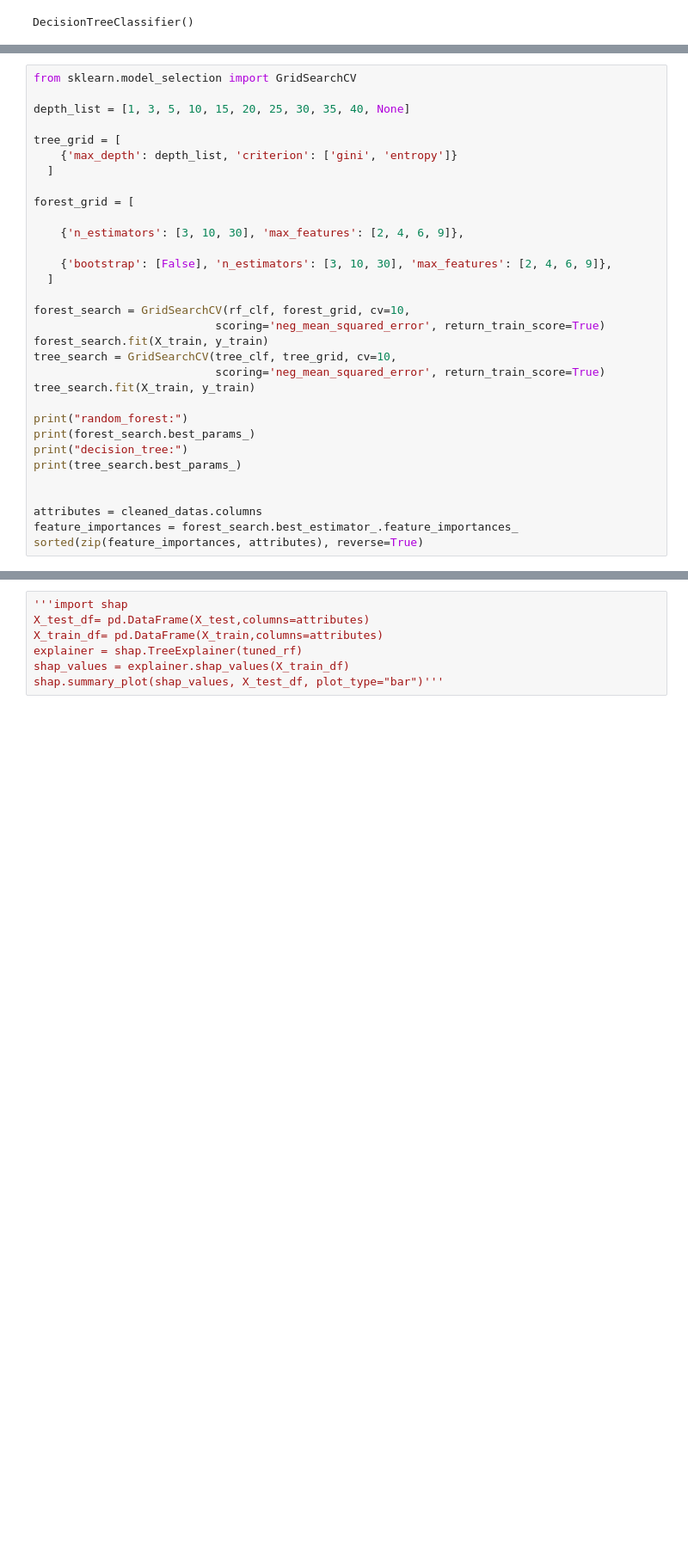
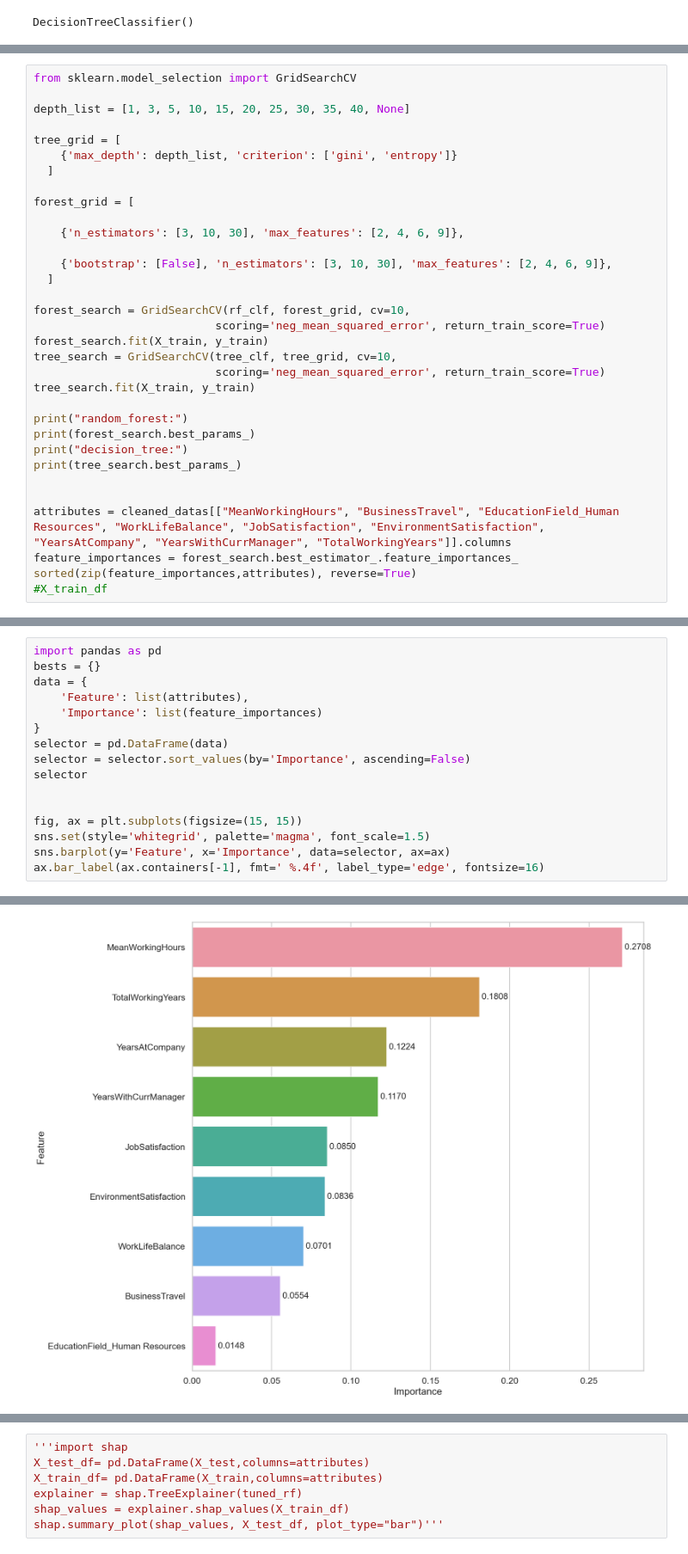
Before and after one commit to R1leMargoulin/Projet_ML_Human4You, a Jupyter notebook: Projet_ML_Human4You.ipynb, the cells around one changed output, grey strips where cells are left out. Shown at 86% size. Saved outputs shown, nothing was run; the diff lists cells and outputs as text; blank space fills up the shorter version.

```diff
--- a/Projet_ML_Human4You.ipynb
+++ b/Projet_ML_Human4You.ipynb
@@ -752,9 +871,10 @@ print("decision_tree:")
 print(tree_search.best_params_)
 
 
-attributes = cleaned_datas.columns
+attributes = cleaned_datas[["MeanWorkingHours", "BusinessTravel", "EducationField_Human Resources", "WorkLifeBalance", "JobSatisfaction", "EnvironmentSatisfaction", "YearsAtCompany", "YearsWithCurrManager", "TotalWorkingYears"]].columns
 feature_importances = forest_search.best_estimator_.feature_importances_
-sorted(zip(feature_importances, attributes), reverse=True)
+sorted(zip(feature_importances,attributes), reverse=True)
+#X_train_df
 # %% [output]
 random_forest:
 {'bootstrap': False, 'max_features': 2, 'n_estimators': 30}
@@ -771,0 +892,17 @@ decision_tree:
+# %%
+import pandas as pd
+bests = {}
+data = {
+    'Feature': list(attributes),
+    'Importance': list(feature_importances)
+}
+selector = pd.DataFrame(data)
+selector = selector.sort_values(by='Importance', ascending=False)
+selector
+
+
+fig, ax = plt.subplots(figsize=(15, 15))
+sns.set(style='whitegrid', palette='magma', font_scale=1.5)
+sns.barplot(y='Feature', x='Importance', data=selector, ax=ax)
+ax.bar_label(ax.containers[-1], fmt=' %.4f', label_type='edge', fontsize=16)
+# %% [output]
@@ -771,0 +918 @@ decision_tree:
+[figure, added]
```
Also changed, not shown: parts of 36 cells of this notebook.
